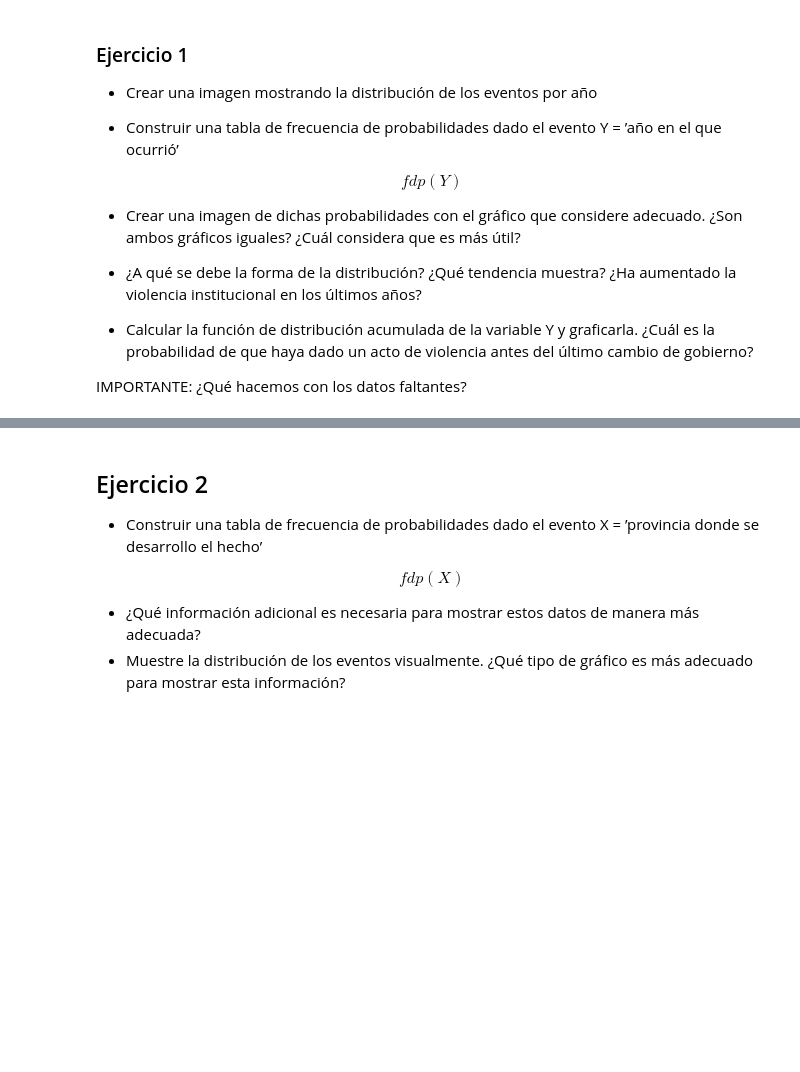
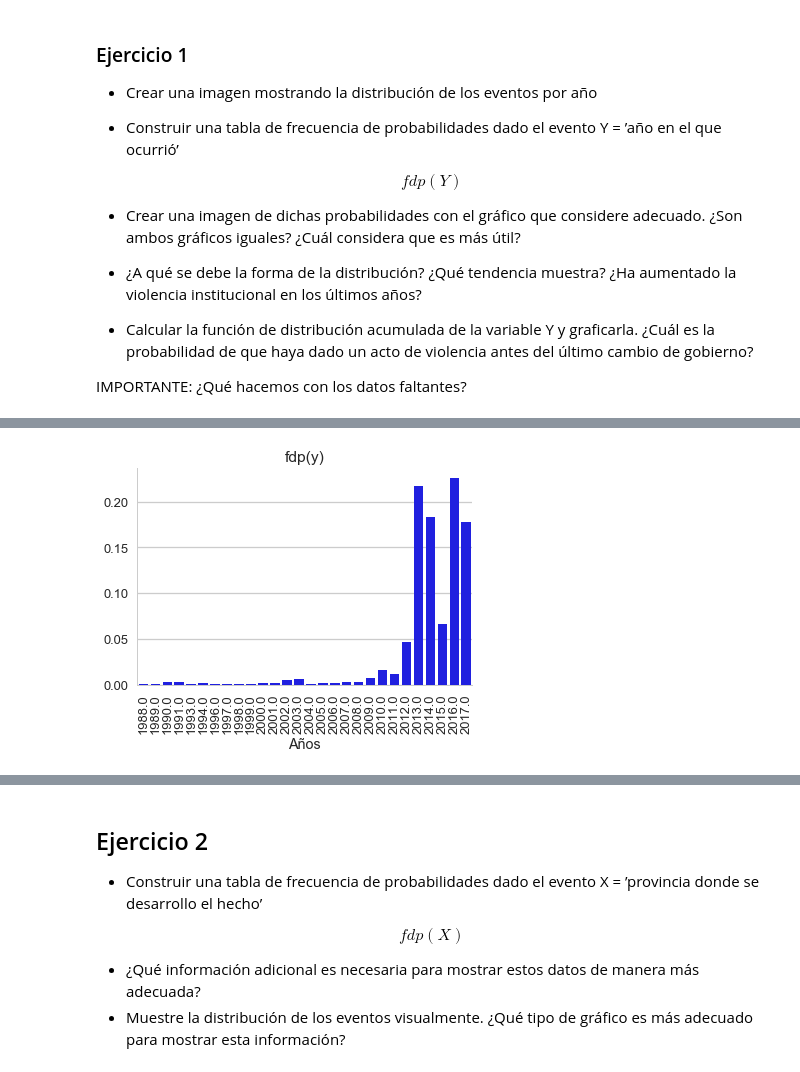
Before and after one commit to rodricarranza/DiploDatos, a Jupyter notebook: analysis_and_visualization/tasks/Tarea integradora - parte 1.ipynb, the cells around one changed output, grey strips where cells are left out. Saved outputs shown, nothing was run; the diff lists cells and outputs as text; code cells hidden in the pictures; blank space fills up the shorter version.

```diff
--- a/analysis_and_visualization/tasks/Tarea integradora - parte 1.ipynb
+++ b/analysis_and_visualization/tasks/Tarea integradora - parte 1.ipynb
@@ -89,0 +99,4 @@ frecuency_by_year = [(x, numpy.mean(normalized_years.count(x)/len(normalized_yea
+# %%
+# Drop nan values and only count unique values
+fdps = dataset.year.value_counts(normalize=True, dropna=True)
+fdps.to_frame()
@@ -89,0 +121,18 @@ frecuency_by_year = [(x, numpy.mean(normalized_years.count(x)/len(normalized_yea
+# %%
+ax = seaborn.barplot(
+    data=fdps.to_frame().reset_index(),
+    x='index',
+    y='year',
+    color='blue',
+    orient='v'
+)
+
+# Configure axes
+ax.set_title('fdp(y)')
+ax.set_xticklabels(ax.get_xticklabels(), rotation=90)
+ax.set_xlabel('Años')
+ax.set_ylabel('')
+
+seaborn.despine()
+# %% [output]
+[figure, added]
```
Also changed, not shown: parts of 11 cells of this notebook.
